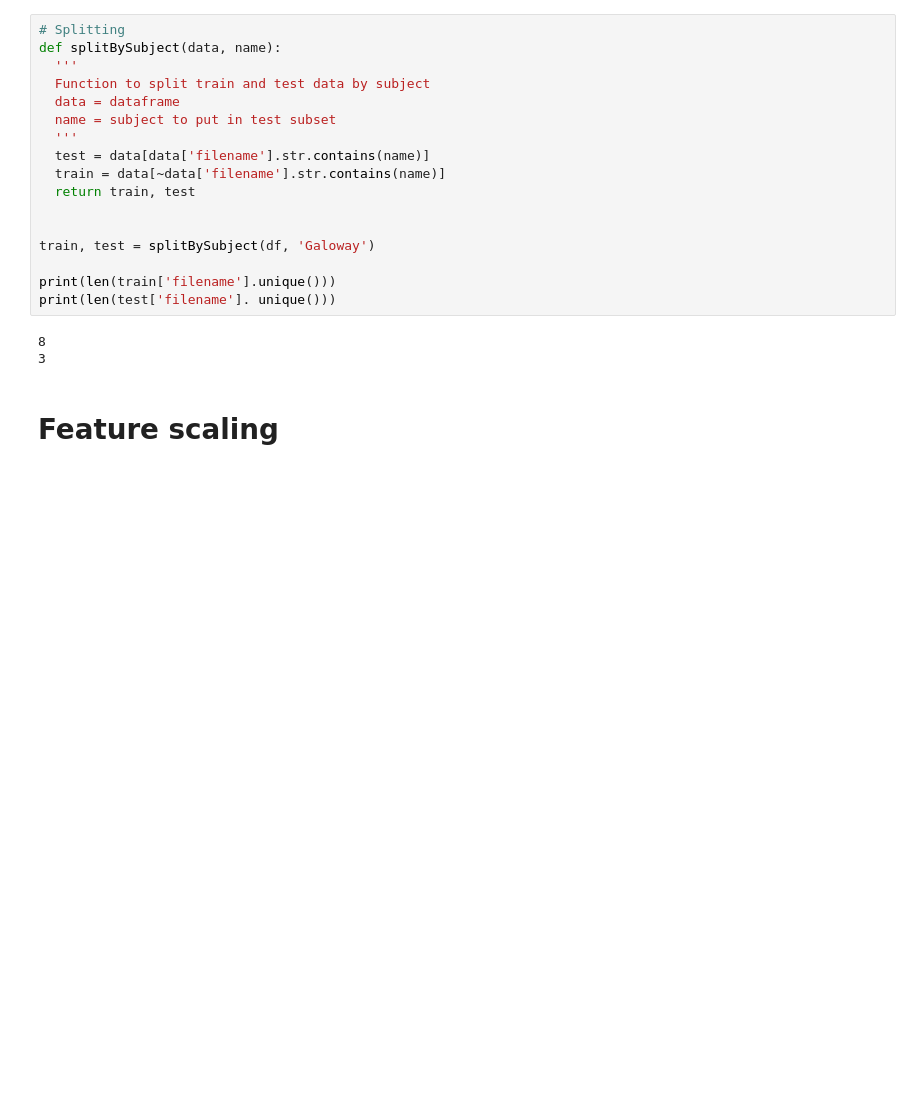
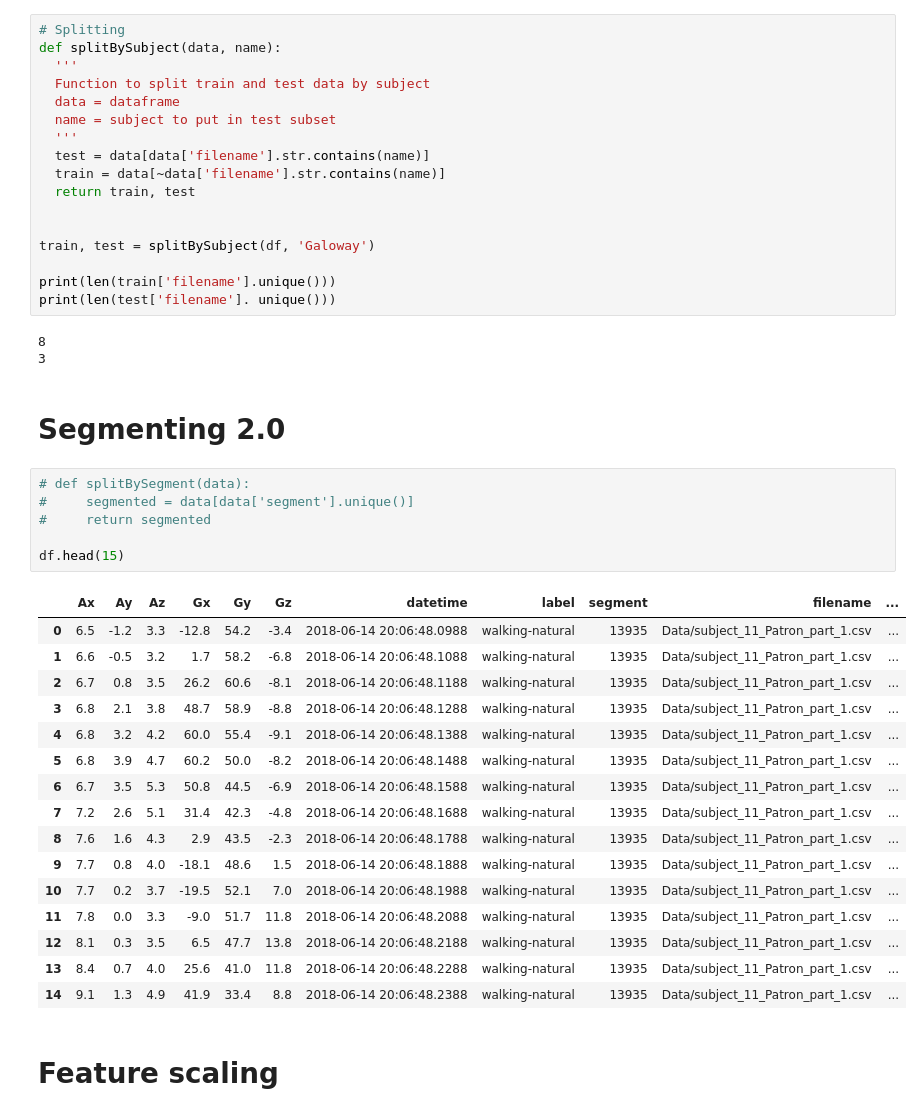
Before and after one commit to jacob-kamminga/AI_Sensus_thesis_experiments, a Jupyter notebook: Preprocessing.ipynb, the cells around one changed output. Saved outputs shown, nothing was run; the diff lists cells and outputs as text; blank space fills up the shorter version.

```diff
--- a/Preprocessing.ipynb
+++ b/Preprocessing.ipynb
@@ -182,6 +196,31 @@ print(len(test['filename']. unique()))
 # %% [output]
 8
 3
+# %% [markdown]
+# Segmenting 2.0
+# %%
+# def splitBySegment(data):
+#     segmented = data[data['segment'].unique()]
+#     return segmented
+
+df.head(15)
+# %% [output]
+|  | Ax | Ay | Az | Gx | Gy | Gz | datetime | label | segment | filename | ... |
+| 0 | 6.5 | -1.2 | 3.3 | -12.8 | 54.2 | -3.4 | 2018-06-14 20:06:48.0988 | walking-natural | 13935 | Data/subject_11_Patron_part_1.csv | ... |
+| 1 | 6.6 | -0.5 | 3.2 | 1.7 | 58.2 | -6.8 | 2018-06-14 20:06:48.1088 | walking-natural | 13935 | Data/subject_11_Patron_part_1.csv | ... |
+| 2 | 6.7 | 0.8 | 3.5 | 26.2 | 60.6 | -8.1 | 2018-06-14 20:06:48.1188 | walking-natural | 13935 | Data/subject_11_Patron_part_1.csv | ... |
+| 3 | 6.8 | 2.1 | 3.8 | 48.7 | 58.9 | -8.8 | 2018-06-14 20:06:48.1288 | walking-natural | 13935 | Data/subject_11_Patron_part_1.csv | ... |
+| 4 | 6.8 | 3.2 | 4.2 | 60.0 | 55.4 | -9.1 | 2018-06-14 20:06:48.1388 | walking-natural | 13935 | Data/subject_11_Patron_part_1.csv | ... |
+| 5 | 6.8 | 3.9 | 4.7 | 60.2 | 50.0 | -8.2 | 2018-06-14 20:06:48.1488 | walking-natural | 13935 | Data/subject_11_Patron_part_1.csv | ... |
+| 6 | 6.7 | 3.5 | 5.3 | 50.8 | 44.5 | -6.9 | 2018-06-14 20:06:48.1588 | walking-natural | 13935 | Data/subject_11_Patron_part_1.csv | ... |
+| 7 | 7.2 | 2.6 | 5.1 | 31.4 | 42.3 | -4.8 | 2018-06-14 20:06:48.1688 | walking-natural | 13935 | Data/subject_11_Patron_part_1.csv | ... |
+| 8 | 7.6 | 1.6 | 4.3 | 2.9 | 43.5 | -2.3 | 2018-06-14 20:06:48.1788 | walking-natural | 13935 | Data/subject_11_Patron_part_1.csv | ... |
+| 9 | 7.7 | 0.8 | 4.0 | -18.1 | 48.6 | 1.5 | 2018-06-14 20:06:48.1888 | walking-natural | 13935 | Data/subject_11_Patron_part_1.csv | ... |
+| 10 | 7.7 | 0.2 | 3.7 | -19.5 | 52.1 | 7.0 | 2018-06-14 20:06:48.1988 | walking-natural | 13935 | Data/subject_11_Patron_part_1.csv | ... |
+| 11 | 7.8 | 0.0 | 3.3 | -9.0 | 51.7 | 11.8 | 2018-06-14 20:06:48.2088 | walking-natural | 13935 | Data/subject_11_Patron_part_1.csv | ... |
+| 12 | 8.1 | 0.3 | 3.5 | 6.5 | 47.7 | 13.8 | 2018-06-14 20:06:48.2188 | walking-natural | 13935 | Data/subject_11_Patron_part_1.csv | ... |
+| 13 | 8.4 | 0.7 | 4.0 | 25.6 | 41.0 | 11.8 | 2018-06-14 20:06:48.2288 | walking-natural | 13935 | Data/subject_11_Patron_part_1.csv | ... |
+| 14 | 9.1 | 1.3 | 4.9 | 41.9 | 33.4 | 8.8 | 2018-06-14 20:06:48.2388 | walking-natural | 13935 | Data/subject_11_Patron_part_1.csv | ... |
 # %% [markdown]
 # Feature scaling
 # %%
```
Also changed, not shown: parts of 12 cells of this notebook.
